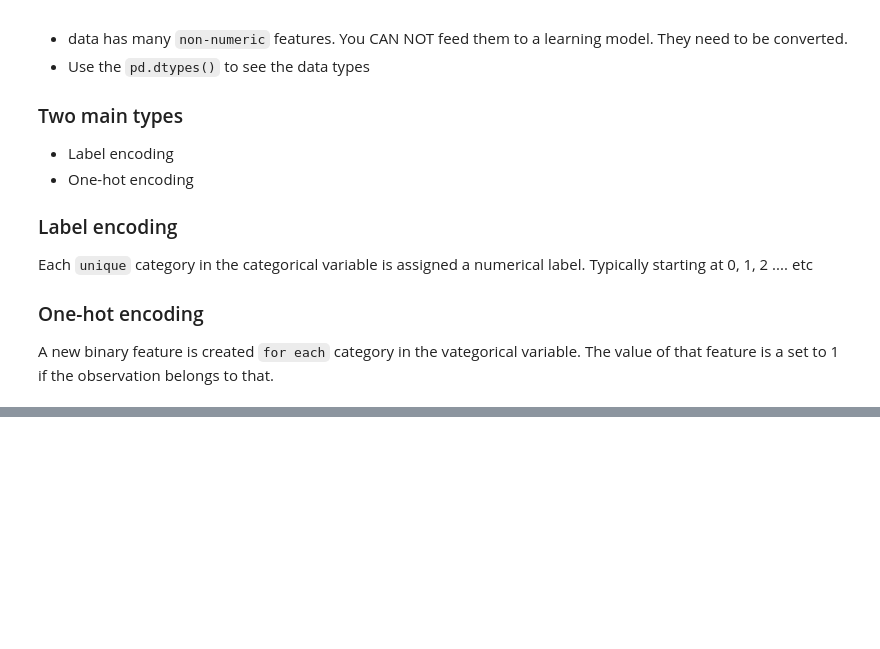
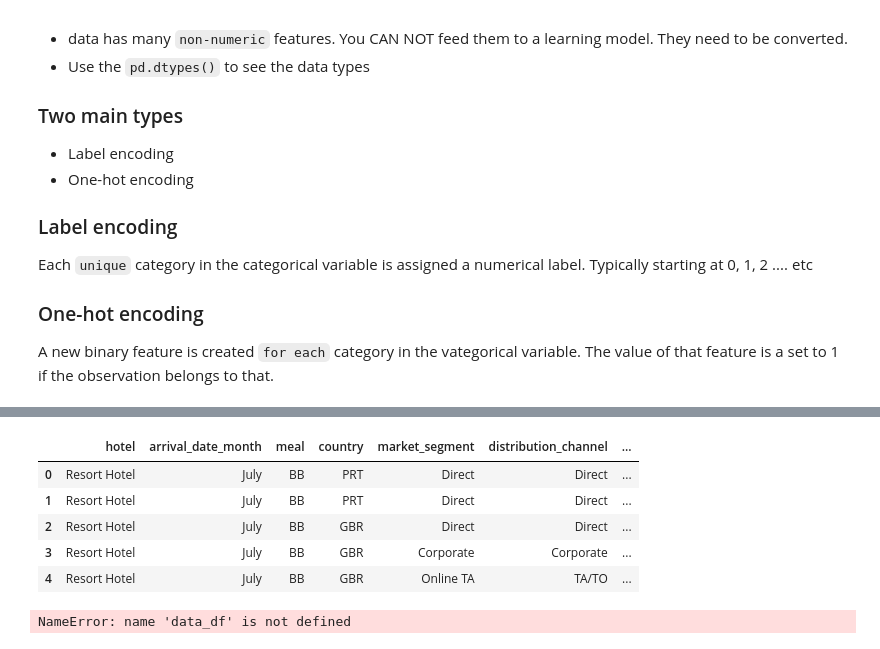
Before and after one commit to CS4580/my-notes-kadevirgil, a Jupyter notebook: module4/intro_plotting.ipynb, the cells around one changed output, grey strips where cells are left out. Cells and saved outputs as stored; diff of their text form; code cells hidden in the pictures; blank space fills up the shorter version.

```diff
--- a/module4/intro_plotting.ipynb
+++ b/module4/intro_plotting.ipynb
@@ -285,0 +322,19 @@ A new binary feature is created `for each` category in the vategorical variable.
+# %%
+# TODO: Create a new dataframe from only those columns
+# that are of type 'object'
+data_obj_df = data_df.select_dtypes(include=['object'])
+data_obj_df.head()
+# %% [output]
+|  | hotel | arrival_date_month | meal | country | market_segment | distribution_channel | ... |
+| 0 | Resort Hotel | July | BB | PRT | Direct | Direct | ... |
+| 1 | Resort Hotel | July | BB | PRT | Direct | Direct | ... |
+| 2 | Resort Hotel | July | BB | GBR | Direct | Direct | ... |
+| 3 | Resort Hotel | July | BB | GBR | Corporate | Corporate | ... |
+| 4 | Resort Hotel | July | BB | GBR | Online TA | TA/TO | ... |
+# %%
+# TODO: Filter the data now to filter the columns that are of type 'object'
+# using the dataframe created in the previous step
+cat_df = data_df[data_obj_df.columns]
+cat_df.head()
+# %% [output]
+NameError: name 'data_df' is not defined
```
Also changed, not shown: parts of 5 cells of this notebook.
